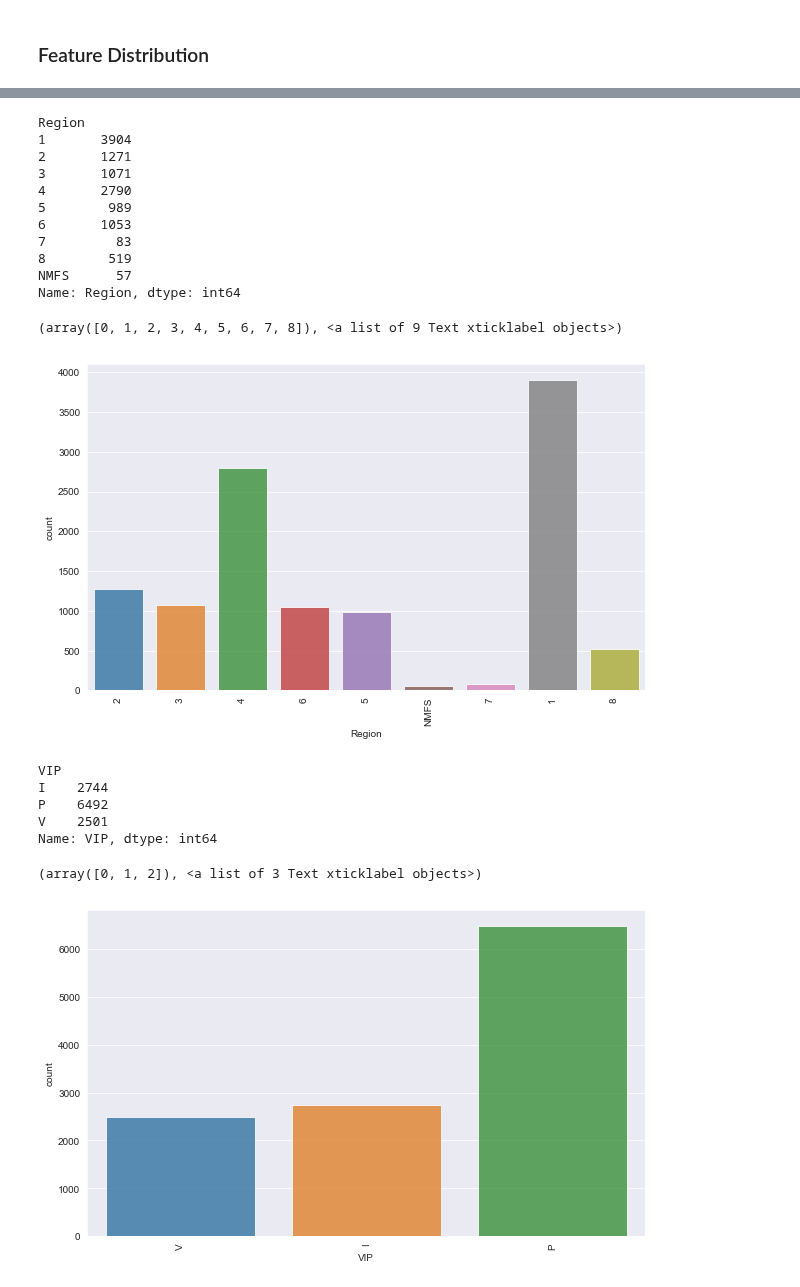
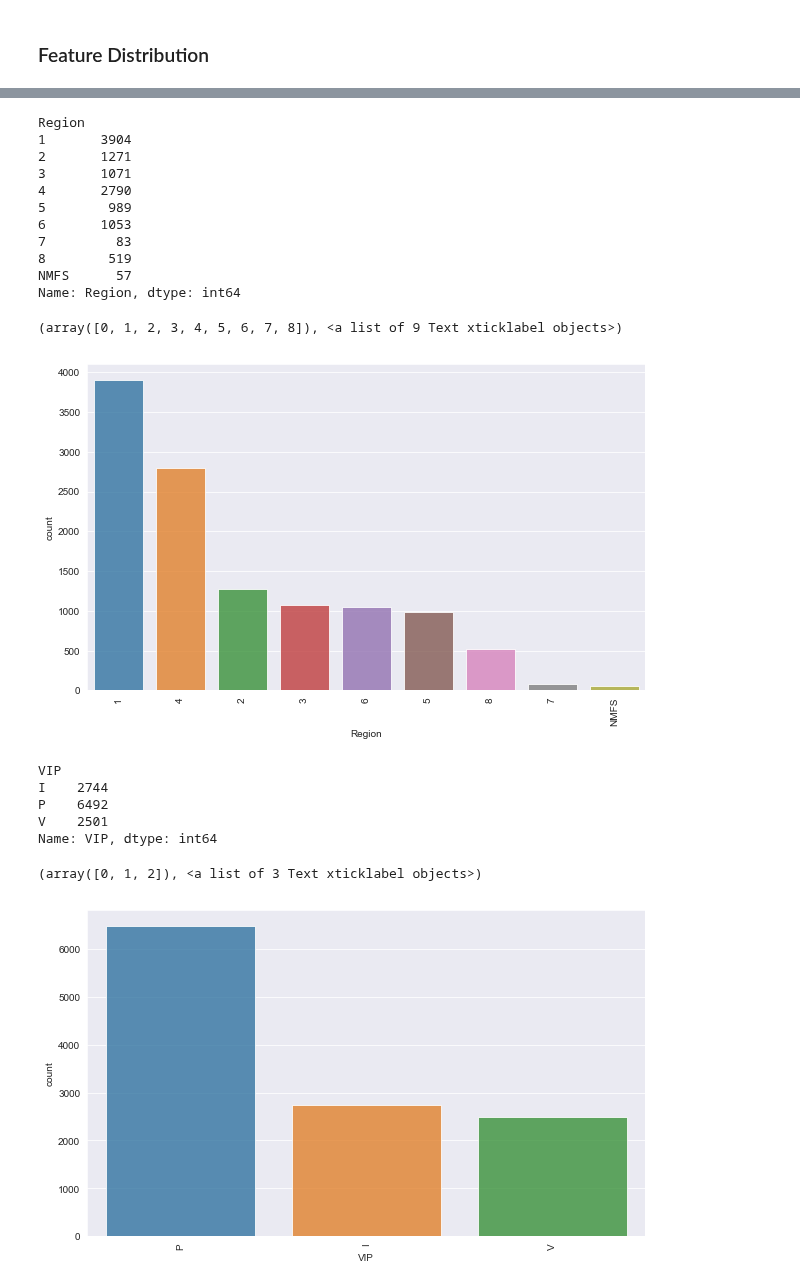
Before and after one commit to acdick/endangered_species_classification, a Jupyter notebook: Source/02_Exploratory_Data_Analysis.ipynb, the cells around one changed output, grey strips where cells are left out. Cells and saved outputs as stored; diff of their text form; code cells hidden in the pictures.

Commit message:
updated EDA plots

```diff
--- a/Source/02_Exploratory_Data_Analysis.ipynb
+++ b/Source/02_Exploratory_Data_Analysis.ipynb
@@ -98,7 +105,9 @@ Name: Group, dtype: int64
 print(species.groupby('Region')['Region'].count())
 
 fig, aa = plt.subplots(figsize=(10,6))
-sns.countplot(species['Region'], alpha=0.8)
+sns.countplot(species['Region'],
+              order=species['Region'].value_counts().index,
+              alpha=0.8)
 plt.xticks(rotation=90)
 # %% [output]
 Region
@@ -113,22 +122,24 @@ Region
 NMFS      57
 Name: Region, dtype: int64
 (array([0, 1, 2, 3, 4, 5, 6, 7, 8]), <a list of 9 Text xticklabel objects>)
-[figure, old version]
+[figure, new version]
 # %%
 # vertebrate / invertebrate / plants
 print(species.groupby('VIP')['VIP'].count())
 
 fig, aa = plt.subplots(figsize=(10,6))
-sns.countplot(species['VIP'], alpha=0.8)
+sns.countplot(species['VIP'],
+              order=species['VIP'].value_counts().index,
+              alpha=0.8)
 plt.xticks(rotation=90)
 # %% [output]
 VIP
 I    2744
 P    6492
 V    2501
 Name: VIP, dtype: int64
 (array([0, 1, 2]), <a list of 3 Text xticklabel objects>)
-[figure, old version]
+[figure, new version]
 # %%
 # states
 print(species.groupby('State')['State'].count())
```
Also changed, not shown: parts of 3 cells of this notebook.
